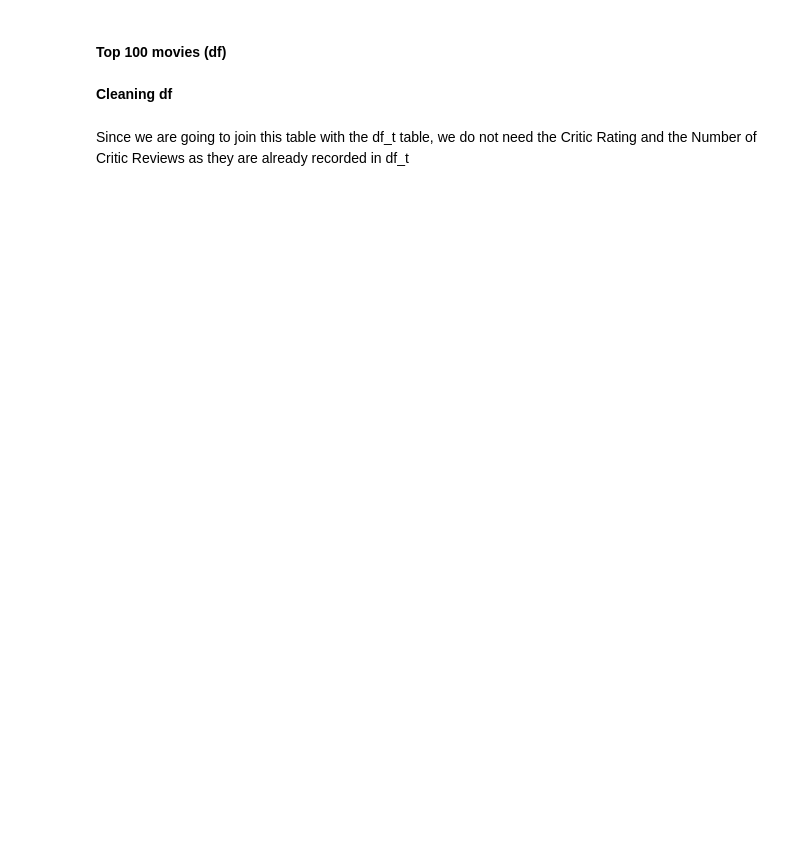
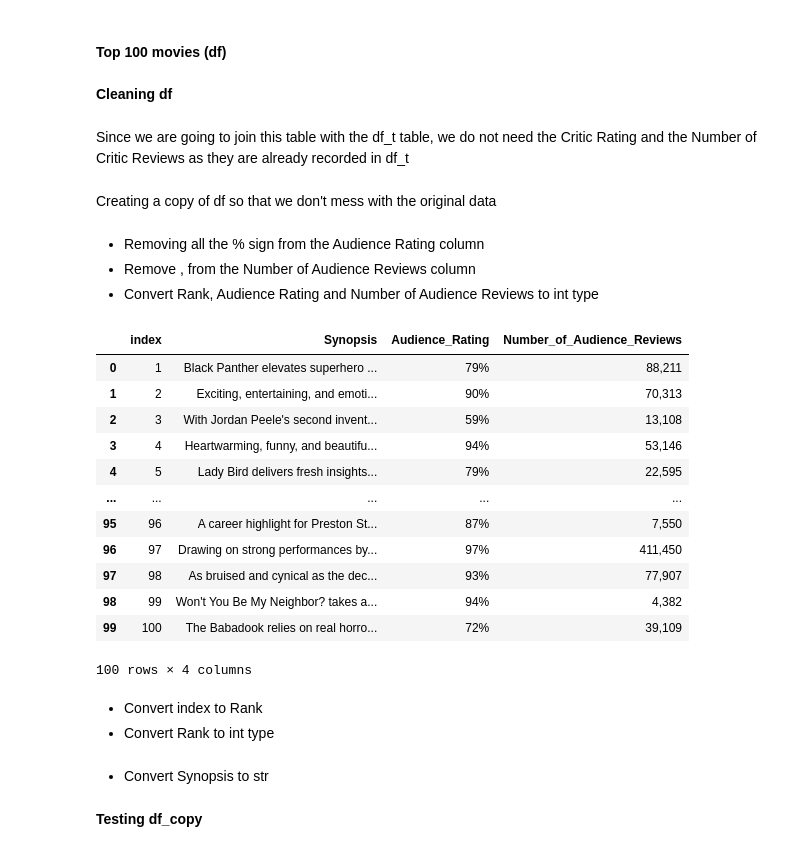
Before and after one commit to AstGup/MovieRatings, a Jupyter notebook: Data Preparation.ipynb, the cells around one changed output. Drawn from its saved outputs; the diff is of its cells as text; code cells hidden in the pictures; blank space fills up the shorter version.

```diff
--- a/Analyzing each movie.ipynb
+++ b/Data Preparation.ipynb
@@ -236,3 +242,5 @@ df_t.tail()
 **Cleaning df**
 # %% [markdown]
 Since we are going to join this table with the df_t table, we do not need the Critic Rating and the Number of Critic Reviews as they are already recorded in df_t
+# %% [markdown]
+Creating a copy of df so that we don't mess with the original data
@@ -239,2 +249,24 @@ Since we are going to join this table with the df_t table, we do not need the Cr
 # %%
-df = df.drop(['Critic_Rating', 'Number_of_Critic_Reviews'], axis=1)
+df_copy = df.drop(['Critic_Rating', 'Number_of_Critic_Reviews'], axis=1)
+# %%
+df_copy.reset_index(inplace=True)
+# %% [markdown]
+- Removing all the % sign from the Audience Rating column
+- Remove , from the Number of Audience Reviews column
+- Convert Rank, Audience Rating and Number of Audience Reviews to int type
+# %%
+df_copy
+# %% [output]
+|  | index | Synopsis | Audience_Rating | Number_of_Audience_Reviews |
+| 0 | 1 | Black Panther elevates superhero ... | 79% | 88,211 |
+| 1 | 2 | Exciting, entertaining, and emoti... | 90% | 70,313 |
+| 2 | 3 | With Jordan Peele's second invent... | 59% | 13,108 |
+| 3 | 4 | Heartwarming, funny, and beautifu... | 94% | 53,146 |
+| 4 | 5 | Lady Bird delivers fresh insights... | 79% | 22,595 |
+| ... | ... | ... | ... | ... |
+| 95 | 96 | A career highlight for Preston St... | 87% | 7,550 |
+| 96 | 97 | Drawing on strong performances by... | 97% | 411,450 |
+| 97 | 98 | As bruised and cynical as the dec... | 93% | 77,907 |
+| 98 | 99 | Won't You Be My Neighbor? takes a... | 94% | 4,382 |
+| 99 | 100 | The Babadook relies on real horro... | 72% | 39,109 |
+100 rows × 4 columns
@@ -240,0 +276,3 @@ df = df.drop(['Critic_Rating', 'Number_of_Critic_Reviews'], axis=1)
+# %% [markdown]
+- Convert index to Rank
+- Convert Rank to int type
@@ -240,0 +283,2 @@ df = df.drop(['Critic_Rating', 'Number_of_Critic_Reviews'], axis=1)
+# %% [markdown]
+- Convert Synopsis to str
@@ -240,0 +287,2 @@ df = df.drop(['Critic_Rating', 'Number_of_Critic_Reviews'], axis=1)
+# %% [markdown]
+**Testing df_copy**
```
Also changed, not shown: parts of 27 cells of this notebook, 2 other files.
